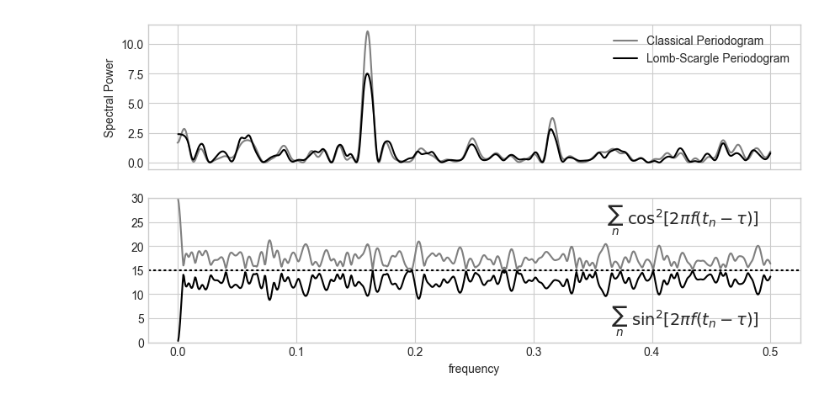
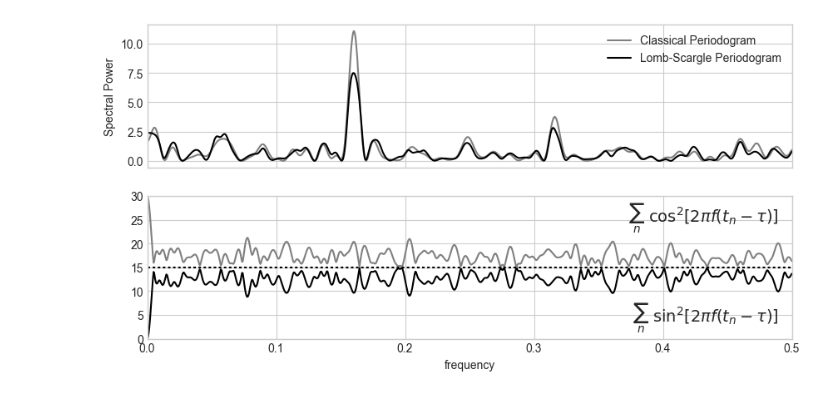
Before and after one commit to jakevdp/PracticalLombScargle, a Jupyter notebook: figures/LombScargleVsClassical.ipynb, the cells around one changed output. Drawn from its saved outputs; the diff is of its cells as text; code cells hidden in the pictures.

Commit message:
More figure and text tweaks

```diff
--- a/figures/LombScargleVsClassical.ipynb
+++ b/figures/LombScargleVsClassical.ipynb
@@ -17,28 +17,29 @@ def schuster_periodogram(t, mag, freq):
 # %%
 freq, p_ls = LombScargle(t, y).autopower(minimum_frequency=0,
                                          maximum_frequency=0.5,
                                          normalization='psd',
                                          samples_per_peak=20)
 p_schuster = schuster_periodogram(t, y, freq)
 tau = 1. / (4 * np.pi * freq) * np.arctan2(np.sin(4 * np.pi * freq * t[:, None]).sum(0),
                                            np.cos(4 * np.pi * freq * t[:, None]).sum(0))
 sin_window = (np.sin(2 * np.pi * freq * (t[:, None] - tau)) ** 2).sum(0)
 cos_window = (np.cos(2 * np.pi * freq * (t[:, None] - tau)) ** 2).sum(0)
 
 fig, ax = plt.subplots(2, figsize=(10, 5), sharex=True)
 ax[0].plot(freq, p_schuster, '-', color='gray', label='Classical Periodogram')
 ax[0].plot(freq, p_ls, '-k', label='Lomb-Scargle Periodogram')
 ax[0].legend();
 ax[0].set(ylabel='Spectral Power')
 
 ax[1].plot(freq, sin_window, '-', color='black')
 ax[1].plot(freq, cos_window, '-', color='gray')
 ax[1].axhline(len(t) / 2, linestyle=':', color='black')
 ax[1].text(0.49, 29, r'$\sum_n\ \cos^2 [2\pi f (t_n-\tau)]$', ha='right', va='top', size=14)
 ax[1].text(0.49, 1, r'$\sum_n\ \sin^2 [2\pi f (t_n-\tau)]$', ha='right', va='bottom', size=14)
 ax[1].set(xlabel='frequency',
+          xlim=(0, 0.5),
           ylim=(0, 30))
 
 fig.savefig('fig17_ls_comparison.pdf', left=0.07, right=0.97)
 # %% [output]
-[figure, old version]
+[figure, new version]
```
Also changed, not shown: 18 other files.
